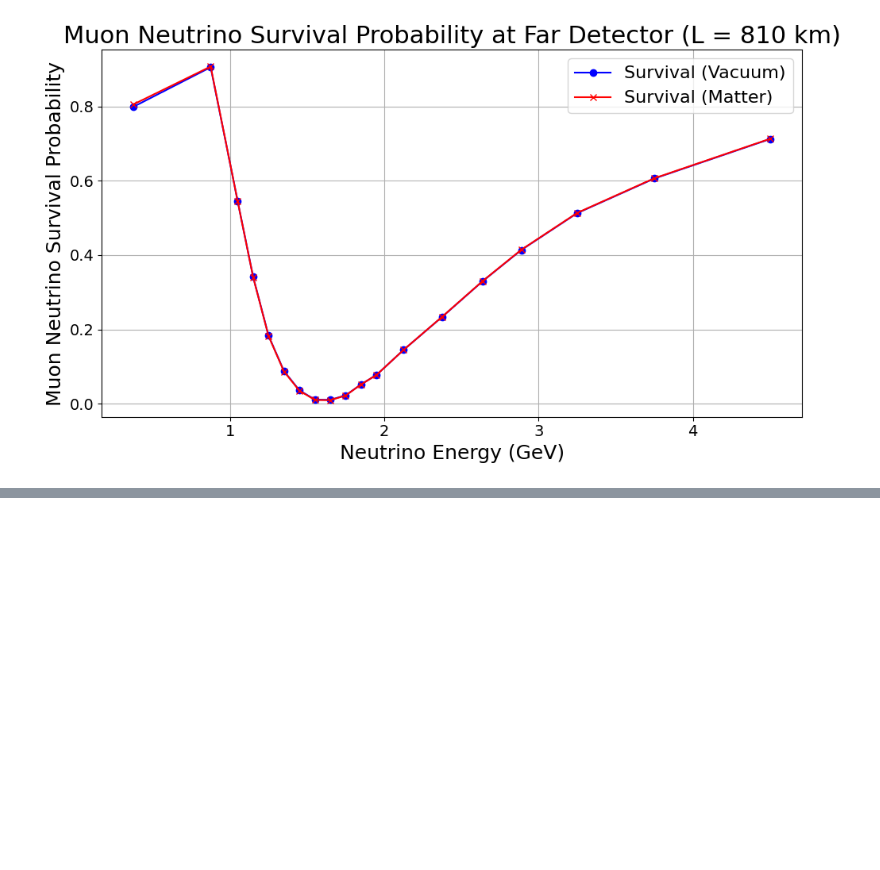
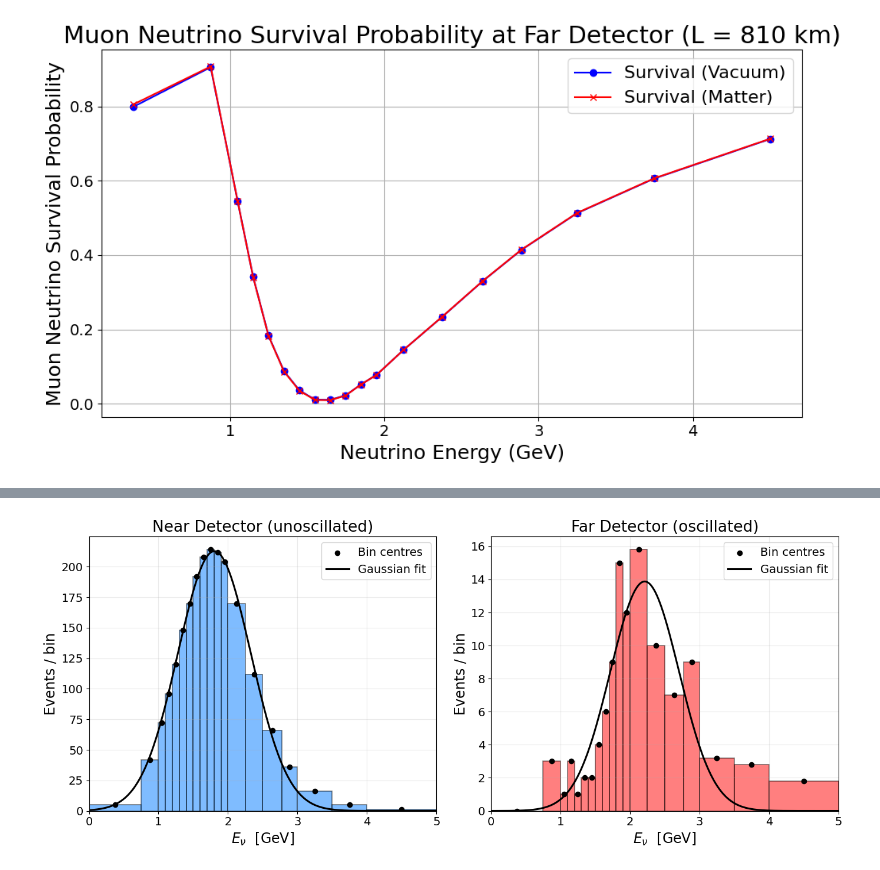
Before and after one commit to somar9/Neutrino-Oscillation-Project, a Jupyter notebook: 4_Flavour_oscillation(4).ipynb, the cells around one changed output, grey strips where cells are left out. Drawn from its saved outputs; the diff is of its cells as text; code cells hidden in the pictures; blank space fills up the shorter version.

```diff
--- a/4_Flavour_oscillation(4).ipynb
+++ b/4_Flavour_oscillation(4).ipynb
@@ -291,0 +1267,75 @@ plt.show()
+# %%
+bin_edges   = np.array([0, 0.75, 1.0, 1.1, 1.2, 1.3, 1.4, 1.5,
+                        1.6, 1.7, 1.8, 1.9, 2.0, 2.25, 2.5, 2.775,
+                        3.0, 3.5, 4.0, 5.0])
+bin_centres = 0.5*(bin_edges[:-1] + bin_edges[1:])
+
+counts_nd = np.array([5, 42, 72, 96,120,148,170,192,208,214,
+                      212,204,170,112, 66, 36, 16,  5,  1])
+counts_fd = np.array([0,  3,  1,  3,  1,  2,  2,  4,  6,  9,
+                      15, 12,15.8,10,  7,  9,3.2,2.8,1.8])
+
+# ------------------------------------------------------------------
+# 2.  Gaussian model and fits
+# ------------------------------------------------------------------
+def gaus(x, A, mu, sigma):
+    return A*np.exp(-0.5*((x-mu)/sigma)**2)
+
+popt_nd, _ = curve_fit(gaus, bin_centres, counts_nd,
+                       p0=[counts_nd.max(), 2.0, 0.6])
+popt_fd, _ = curve_fit(gaus, bin_centres, counts_fd,
+                       p0=[counts_fd.max(), 2.0, 0.6])
+
+# ------------------------------------------------------------------
+# 3.  Global styling
+# ------------------------------------------------------------------
+plt.rcParams.update({
+    "figure.figsize"  : (14, 6),
+    "font.size"       : 15,
+    "axes.labelsize"  : 17,
+    "axes.titlesize"  : 19,
+    "legend.fontsize" : 14,
+    "axes.grid"       : True,
+    "grid.alpha"      : 0.25
+})
+
+bright_blue = "#007BFF"   # vivid blue
+bright_red  = "#FF0000"   # pure red
+edgecol     = "k"         # black edges
+
+# ------------------------------------------------------------------
+# 4.  Plot
+# ------------------------------------------------------------------
+x_dense = np.linspace(0, 5, 1200)
+fig, (ax_nd, ax_fd) = plt.subplots(1, 2, sharey=False)
+
+# Near Detector
+ax_nd.hist(bin_edges[:-1], bins=bin_edges, weights=counts_nd,
+           color=bright_blue, alpha=0.50,
+           edgecolor=edgecol, linewidth=1.2)
+ax_nd.scatter(bin_centres, counts_nd, c=edgecol, s=35,
+              zorder=3, label="Bin centres")
+ax_nd.plot(x_dense, gaus(x_dense, *popt_nd), c=edgecol,
+           lw=2.2, label="Gaussian fit")
+ax_nd.set(xlabel=r"$E_{\nu}$  [GeV]", ylabel="Events / bin",
+          title="Near Detector (unoscillated)")
+ax_nd.set_xlim(0, 5)
+ax_nd.legend()
+
+# Far Detector
+ax_fd.hist(bin_edges[:-1], bins=bin_edges, weights=counts_fd,
+           color=bright_red, alpha=0.50,
+           edgecolor=edgecol, linewidth=1.2)
+ax_fd.scatter(bin_centres, counts_fd, c=edgecol, s=35,
+              zorder=3, label="Bin centres")
+ax_fd.plot(x_dense, gaus(x_dense, *popt_fd), c=edgecol,
+           lw=2.2, label="Gaussian fit")
+ax_fd.set(xlabel=r"$E_{\nu}$  [GeV]", ylabel="Events / bin",
+          title="Far Detector (oscillated)")
+ax_fd.set_xlim(0, 5)
+ax_fd.legend()
+
+plt.tight_layout()
+plt.show()
+# %% [output]
+[figure, added]
```
Also changed, not shown: parts of 45 cells of this notebook.
